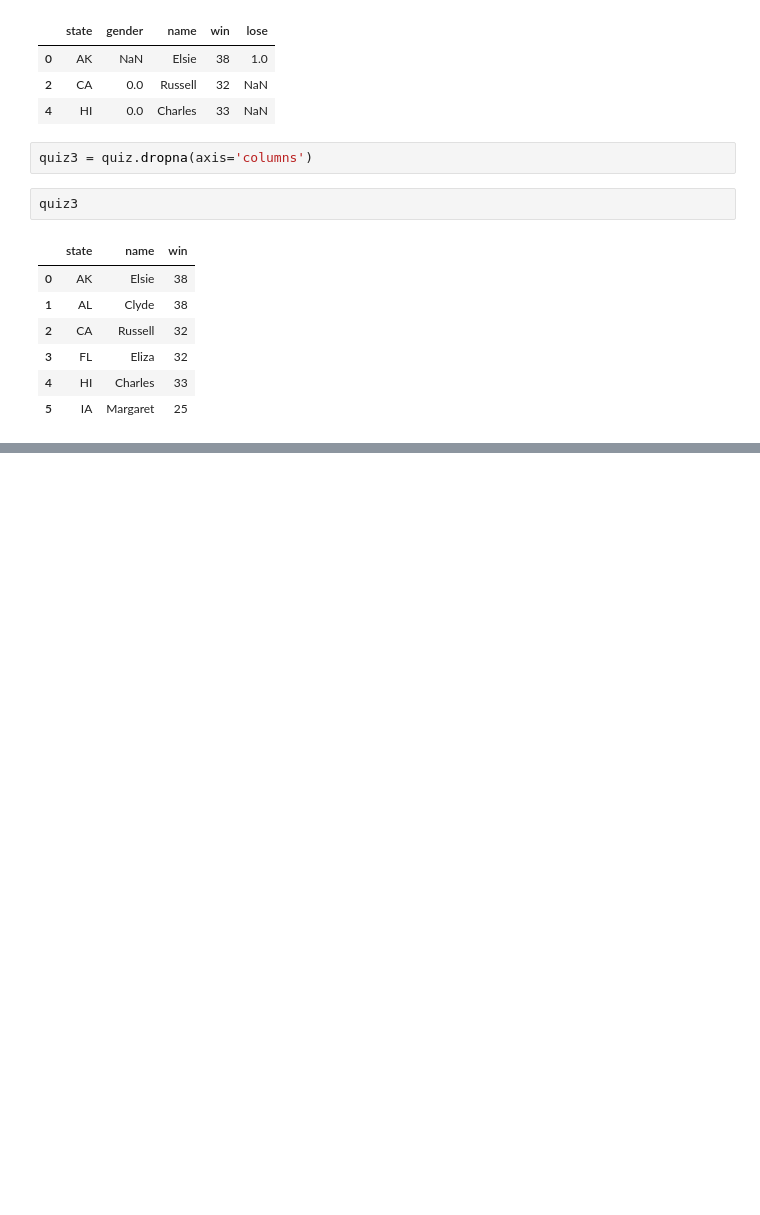
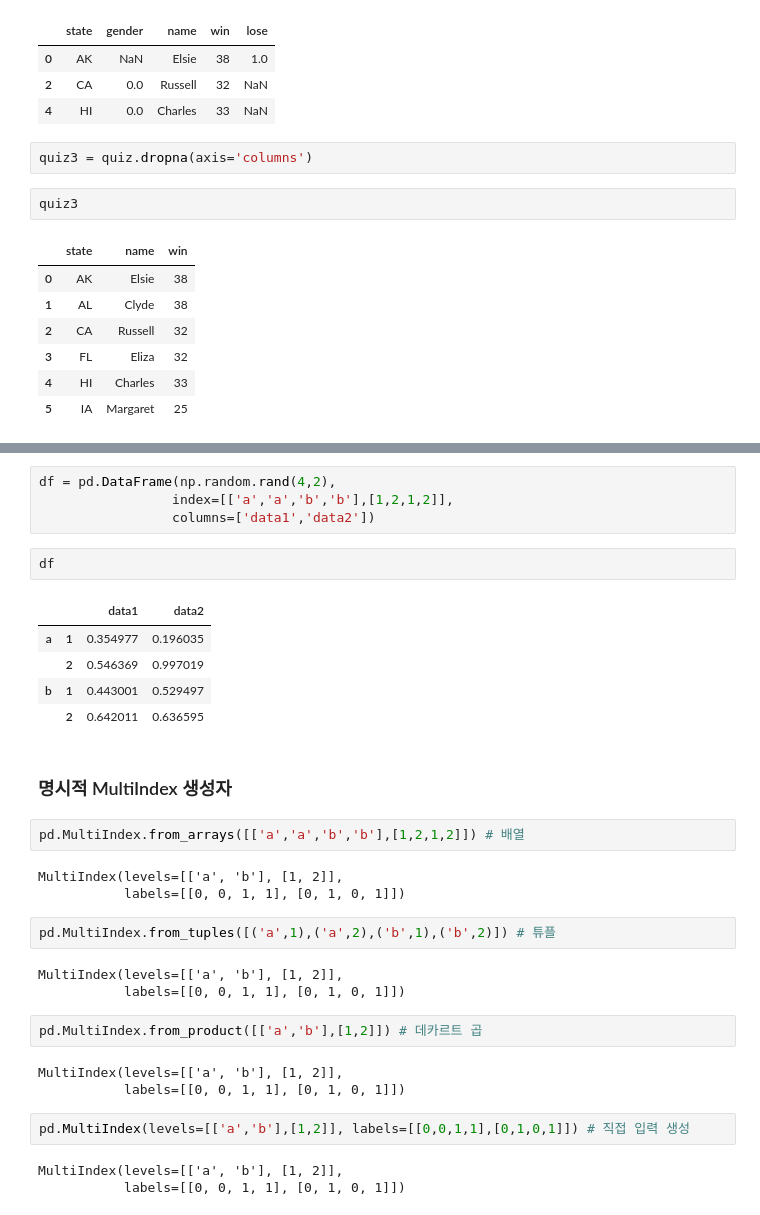
Before and after one commit to jrj8819/python-programming-class, a Jupyter notebook: ML_lesson3.ipynb, the cells around one changed output, grey strips where cells are left out. Cells and saved outputs as stored; diff of their text form; blank space fills up the shorter version.

```diff
--- a/ML_lesson3.ipynb
+++ b/ML_lesson3.ipynb
@@ -733,0 +893,34 @@ quiz3
+# %%
+df = pd.DataFrame(np.random.rand(4,2),
+                 index=[['a','a','b','b'],[1,2,1,2]],
+                 columns=['data1','data2'])
+# %%
+df
+# %% [output]
+|  |  | data1 | data2 |
+| a | 1 | 0.354977 | 0.196035 |
+|  | 2 | 0.546369 | 0.997019 |
+| b | 1 | 0.443001 | 0.529497 |
+|  | 2 | 0.642011 | 0.636595 |
+# %% [markdown]
+### 명시적 MultiIndex 생성자
+# %%
+pd.MultiIndex.from_arrays([['a','a','b','b'],[1,2,1,2]]) # 배열
+# %% [output]
+MultiIndex(levels=[['a', 'b'], [1, 2]],
+           labels=[[0, 0, 1, 1], [0, 1, 0, 1]])
+# %%
+pd.MultiIndex.from_tuples([('a',1),('a',2),('b',1),('b',2)]) # 튜플
+# %% [output]
+MultiIndex(levels=[['a', 'b'], [1, 2]],
+           labels=[[0, 0, 1, 1], [0, 1, 0, 1]])
+# %%
+pd.MultiIndex.from_product([['a','b'],[1,2]]) # 데카르트 곱
+# %% [output]
+MultiIndex(levels=[['a', 'b'], [1, 2]],
+           labels=[[0, 0, 1, 1], [0, 1, 0, 1]])
+# %%
+pd.MultiIndex(levels=[['a','b'],[1,2]], labels=[[0,0,1,1],[0,1,0,1]]) # 직접 입력 생성
+# %% [output]
+MultiIndex(levels=[['a', 'b'], [1, 2]],
+           labels=[[0, 0, 1, 1], [0, 1, 0, 1]])
```
Also changed, not shown: parts of 50 cells of this notebook, 3 other files.
